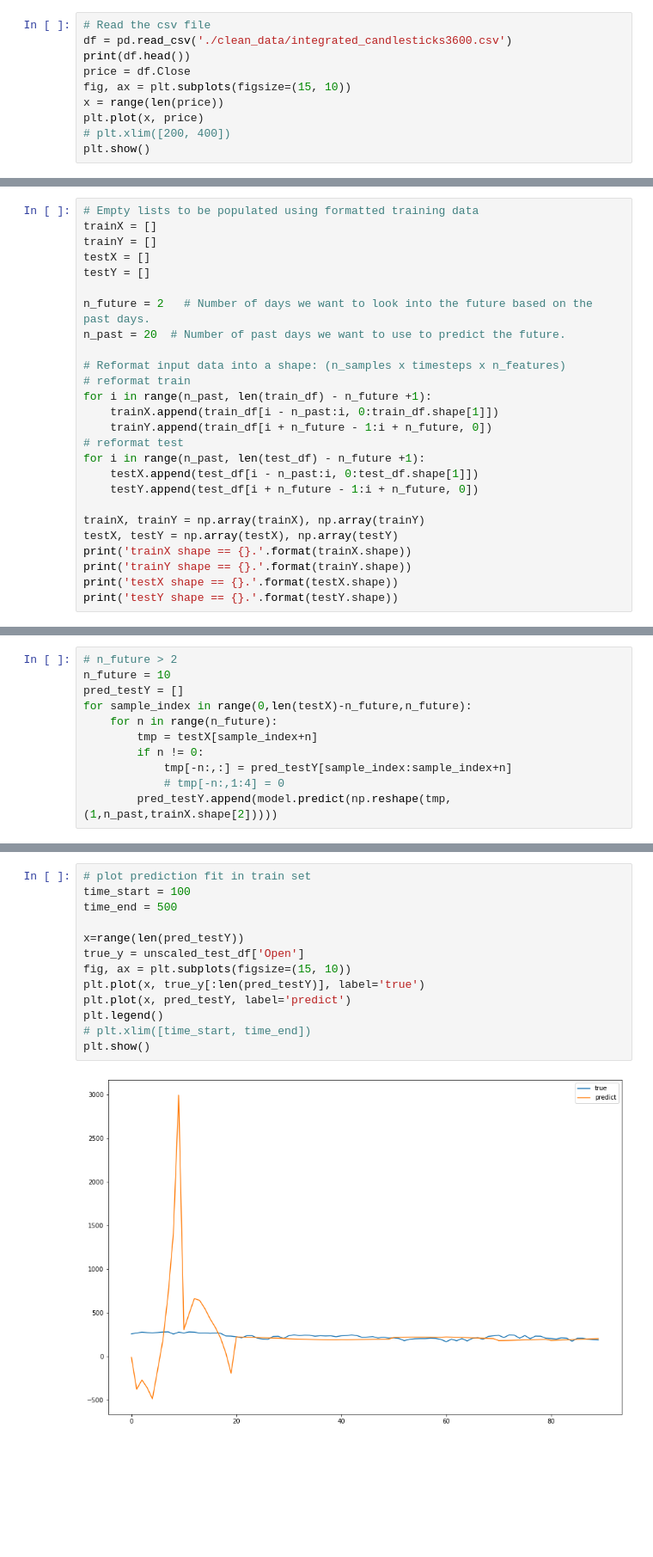
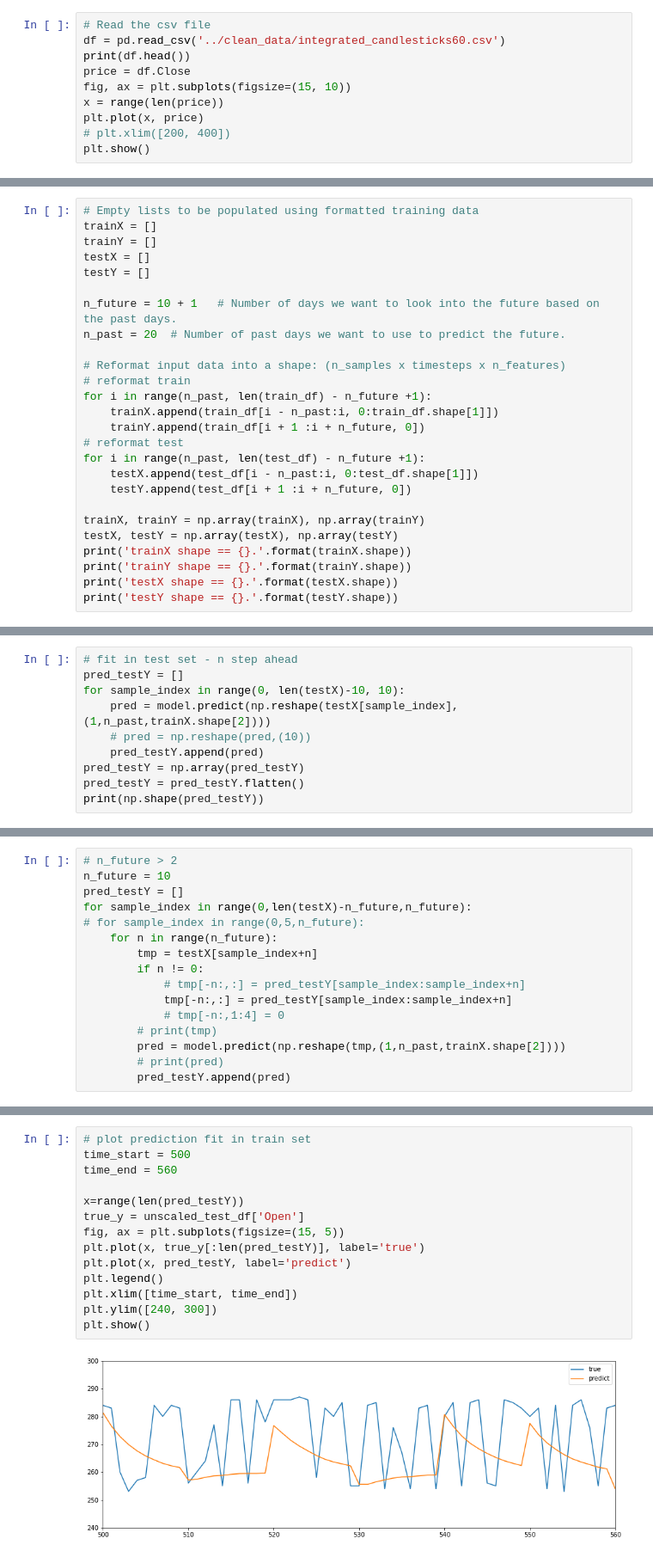
Before and after one commit to JasonWong9362/HSBC_miniproj, a Jupyter notebook: Lstm_multivariate_ts_forecasting.ipynb, the cells around one changed output, grey strips where cells are left out. Shown: that part at 86% size. Drawn from its saved outputs; the diff is of its cells as text; blank space fills up the shorter version.

```diff
--- a/Lstm_multivariate_ts_forecasting.ipynb
+++ b/Lstm_multivariate_ts_forecasting.ipynb
@@ -10,7 +10,7 @@ import seaborn as sns
 from datetime import datetime
 # %%
 # Read the csv file
-df = pd.read_csv('./clean_data/integrated_candlesticks3600.csv')
+df = pd.read_csv('../clean_data/integrated_candlesticks60.csv')
 print(df.head())
 price = df.Close
 fig, ax = plt.subplots(figsize=(15, 10))
@@ -72,18 +72,18 @@ trainY = []
 testX = []
 testY = []
 
-n_future = 2   # Number of days we want to look into the future based on the past days.
+n_future = 10 + 1   # Number of days we want to look into the future based on the past days.
 n_past = 20  # Number of past days we want to use to predict the future.
 
 # Reformat input data into a shape: (n_samples x timesteps x n_features)
 # reformat train
 for i in range(n_past, len(train_df) - n_future +1):
     trainX.append(train_df[i - n_past:i, 0:train_df.shape[1]])
-    trainY.append(train_df[i + n_future - 1:i + n_future, 0])
+    trainY.append(train_df[i + 1 :i + n_future, 0])
 # reformat test
 for i in range(n_past, len(test_df) - n_future +1):
     testX.append(test_df[i - n_past:i, 0:test_df.shape[1]])
-    testY.append(test_df[i + n_future - 1:i + n_future, 0])
+    testY.append(test_df[i + 1 :i + n_future, 0])
 
 trainX, trainY = np.array(trainX), np.array(trainY)
 testX, testY = np.array(testX), np.array(testY)
@@ -196,0 +214,10 @@ plt.show()
+# %%
+# fit in test set - n step ahead
+pred_testY = []
+for sample_index in range(0, len(testX)-10, 10):
+    pred = model.predict(np.reshape(testX[sample_index],(1,n_past,trainX.shape[2])))
+    # pred = np.reshape(pred,(10))
+    pred_testY.append(pred)
+pred_testY = np.array(pred_testY)
+pred_testY = pred_testY.flatten()
+print(np.shape(pred_testY))
@@ -222,12 +272,17 @@ print(testX[3])
 n_future = 10
 pred_testY = []
 for sample_index in range(0,len(testX)-n_future,n_future):
+# for sample_index in range(0,5,n_future):
     for n in range(n_future):
         tmp = testX[sample_index+n]
         if n != 0:
+            # tmp[-n:,:] = pred_testY[sample_index:sample_index+n]
             tmp[-n:,:] = pred_testY[sample_index:sample_index+n]
             # tmp[-n:,1:4] = 0
-        pred_testY.append(model.predict(np.reshape(tmp,(1,n_past,trainX.shape[2]))))
+        # print(tmp)
+        pred = model.predict(np.reshape(tmp,(1,n_past,trainX.shape[2])))
+        # print(pred)
+        pred_testY.append(pred)
 # %%
 # inverse pred_testY
 pred_testY = np.reshape(np.array(pred_testY), (len(pred_testY),1))
@@ -246,17 +301,18 @@ print(true_y[:5])
 Name: Open, dtype: float64
 # %%
 # plot prediction fit in train set
-time_start = 100
-time_end = 500
+time_start = 500
+time_end = 560
 
 x=range(len(pred_testY))
 true_y = unscaled_test_df['Open']
-fig, ax = plt.subplots(figsize=(15, 10))
+fig, ax = plt.subplots(figsize=(15, 5))
 plt.plot(x, true_y[:len(pred_testY)], label='true')
 plt.plot(x, pred_testY, label='predict')
 plt.legend()
-# plt.xlim([time_start, time_end])
+plt.xlim([time_start, time_end])
+plt.ylim([240, 300])
 plt.show()
 # %% [output]
-[figure, old version]
+[figure, new version]
 # %%
```
Also changed, not shown: parts of 24 cells of this notebook, 1 other file.
